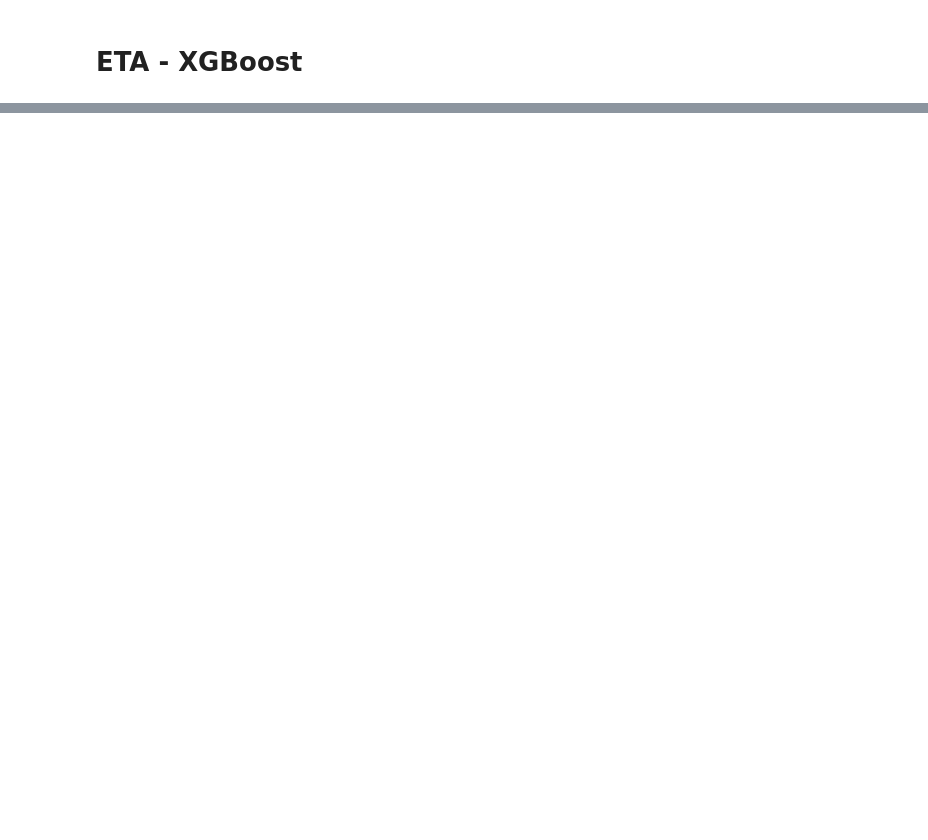
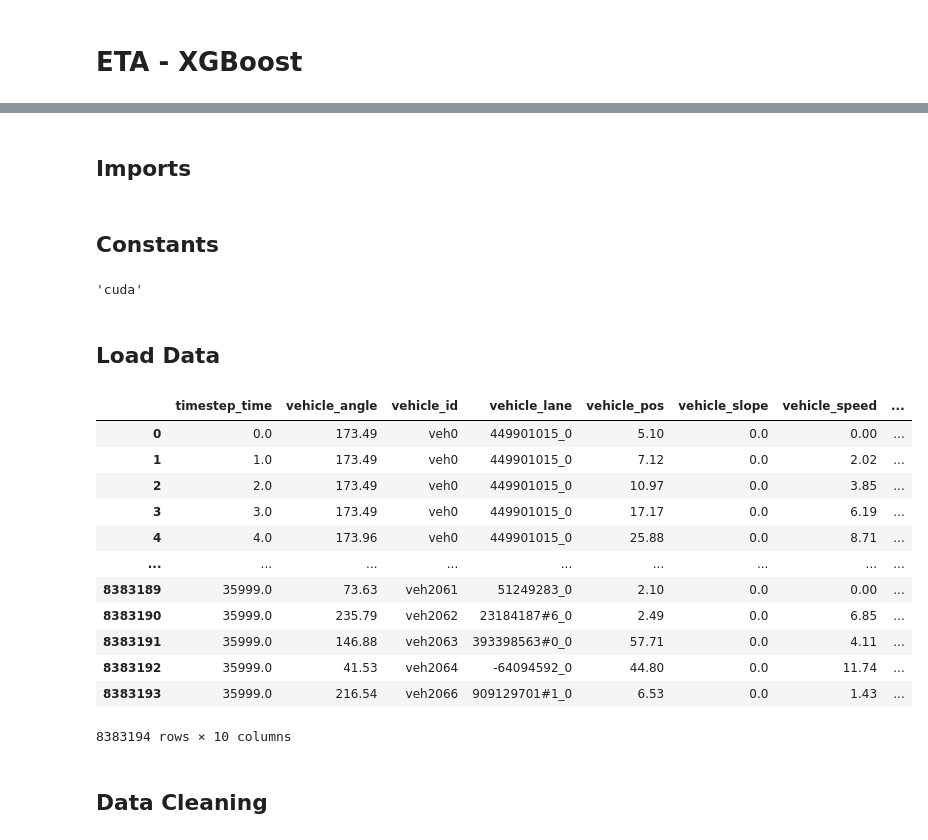
Before and after one commit to geokyr/diploma-thesis, a Jupyter notebook: code/eta-xgboost.ipynb, the cells around one changed output, grey strips where cells are left out. Saved outputs shown, nothing was run; the diff lists cells and outputs as text; code cells hidden in the pictures; blank space fills up the shorter version.

Commit message:
updated eta-xgboost model

```diff
--- a/code/eta-xgboost.ipynb
+++ b/code/eta-xgboost.ipynb
@@ -198,0 +3,2 @@ plt.show()
+# %% [markdown]
+## Imports
@@ -198,0 +14,31 @@ plt.show()
+# %% [markdown]
+## Constants
+# %%
+DATASET_PATH = '../data/v2/athens_fcd_output_10hour.csv'
+MODEL_PATH = '../models/eta-xgboost.json'
+
+DEVICE = 'cuda'
+DEVICE
+# %% [output]
+'cuda'
+# %% [markdown]
+## Load Data
+# %%
+df = pd.read_csv(DATASET_PATH, sep=';')
+df
+# %% [output]
+|  | timestep_time | vehicle_angle | vehicle_id | vehicle_lane | vehicle_pos | vehicle_slope | vehicle_speed | ... |
+| 0 | 0.0 | 173.49 | veh0 | 449901015_0 | 5.10 | 0.0 | 0.00 | ... |
+| 1 | 1.0 | 173.49 | veh0 | 449901015_0 | 7.12 | 0.0 | 2.02 | ... |
+| 2 | 2.0 | 173.49 | veh0 | 449901015_0 | 10.97 | 0.0 | 3.85 | ... |
+| 3 | 3.0 | 173.49 | veh0 | 449901015_0 | 17.17 | 0.0 | 6.19 | ... |
+| 4 | 4.0 | 173.96 | veh0 | 449901015_0 | 25.88 | 0.0 | 8.71 | ... |
+| ... | ... | ... | ... | ... | ... | ... | ... | ... |
+| 8383189 | 35999.0 | 73.63 | veh2061 | 51249283_0 | 2.10 | 0.0 | 0.00 | ... |
+| 8383190 | 35999.0 | 235.79 | veh2062 | 23184187#6_0 | 2.49 | 0.0 | 6.85 | ... |
+| 8383191 | 35999.0 | 146.88 | veh2063 | 393398563#0_0 | 57.71 | 0.0 | 4.11 | ... |
+| 8383192 | 35999.0 | 41.53 | veh2064 | -64094592_0 | 44.80 | 0.0 | 11.74 | ... |
+| 8383193 | 35999.0 | 216.54 | veh2066 | 909129701#1_0 | 6.53 | 0.0 | 1.43 | ... |
+8383194 rows × 10 columns
+# %% [markdown]
+## Data Cleaning
```
Also changed, not shown: parts of 42 cells of this notebook, 1 other file.
